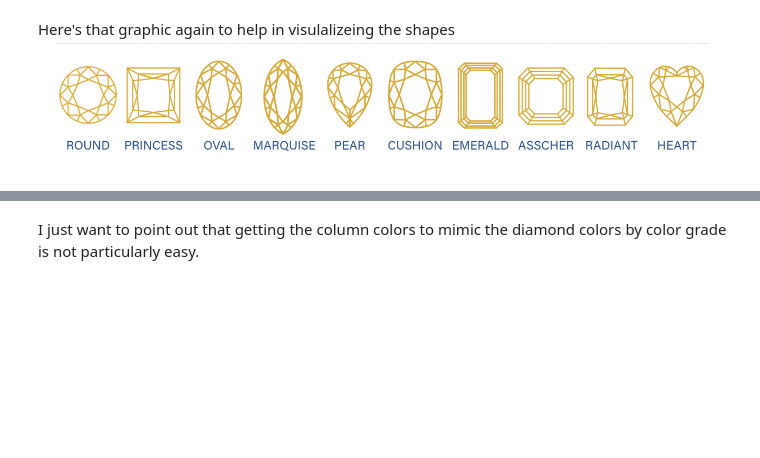
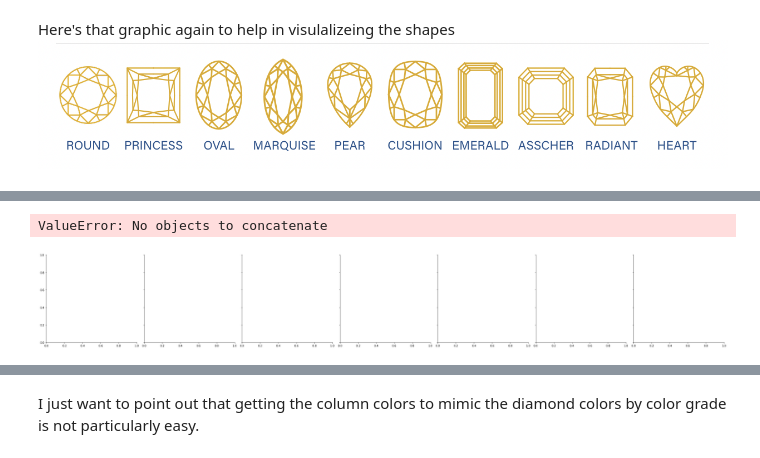
Before and after one commit to Little-PyProjects/Bees, a Jupyter notebook: Diamonds/notebooks/EDA.ipynb, the cells around one changed output, grey strips where cells are left out. Drawn from its saved outputs; the diff is of its cells as text; code cells hidden in the pictures; blank space fills up the shorter version.

```diff
--- a/Diamonds/notebooks/EDA.ipynb
+++ b/Diamonds/notebooks/EDA.ipynb
@@ -170,3 +167,8 @@ ValueError: could not convert string to float: 'Round'
+# %%
+sns.displot(data=df, x="size", hue=values, col="cut")
+# %% [output]
+ValueError: No objects to concatenate
+[figure, added]
 # %%
 sns.set_palette(palette="light:#edf5dc", n_colors=11)
 colors = ['D', 'E', 'F', 'G', 'H', 'I', 'J', 'K', 'L', 'M', 'unknown']
```
Also changed, not shown: parts of 15 cells of this notebook.
